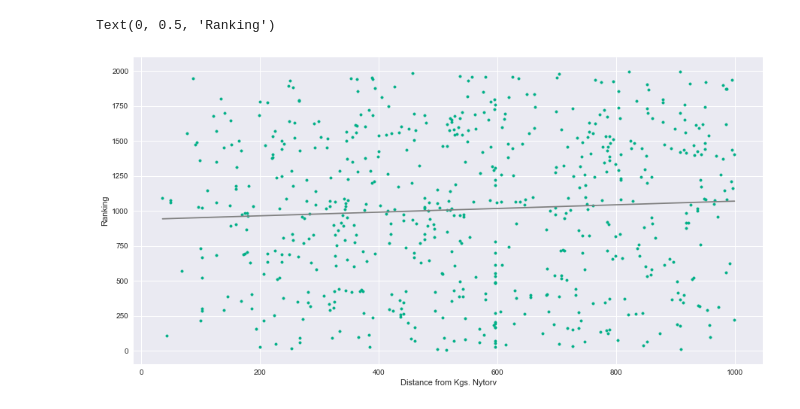
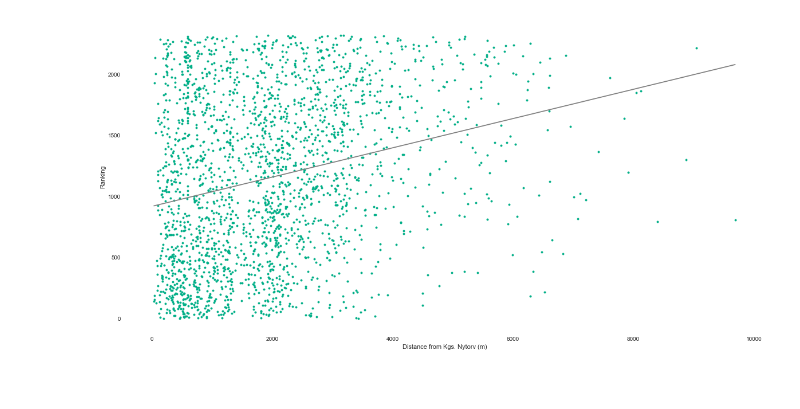
Before and after one commit to EMCK3N/SDS2019-grp20, a Jupyter notebook: Analysis.ipynb, the cells around one changed output. Cells and saved outputs as stored; diff of their text form; code cells hidden in the pictures; blank space fills up the shorter version.

```diff
--- a/Analysis.ipynb
+++ b/Analysis.ipynb
@@ -1,6 +9,5 @@
 # %%
-import pandas as pd
-data = pd.read_csv("Tripadvisordata_red.csv")
+data = pd.read_csv("Tripadvisordata_final.csv")
 
 data= data.round(2)
 
@@ -40,9 +112,9 @@ mod_df = data
 
 # Obs filter restaurants more than 15 km from Kgs. Nytorv
 #mod_df = mod_df.drop(mod_df[mod_df[] > 15000 ].index , inplace=True)
-mod_df = data[data["Distance from Kgs. Nytorv"]<1000]
+mod_df = data[data["Distance from Kgs. Nytorv (m)"]<10000] # 10 km from Kgs. Nytorv (m)
+price_df = price_df[price_df["Distance from Kgs. Nytorv (m)"]<10000] # 10 km from Kgs. Nytorv (m)
 
 
 #mod_df.describe()
 # OBS kør den forfra hvis du vil ændre i noget.
-mod_df
@@ -124,6 +185,0 @@ plt.savefig('barplot_type.jpeg')
-# %%
-%matplotlib inline
-plt.style.use('seaborn')
-mod_df.plot(x='Distance from Kgs. Nytorv', y='Full ranking', kind='scatter', color=green_color)
-plt.show()
-plt.savefig('dist_rankin_plot.jpeg')
@@ -235,18 +240,21 @@ reg_df
 # %%
-X = mod_df["Distance from Kgs. Nytorv"]
+X = mod_df["Distance from Kgs. Nytorv (m)"]
 y = mod_df["Full ranking"]
 
 import seaborn as sns
 fig, ax = plt.subplots()
 ax.scatter(X, y, marker='.', color = green_color)
-plt.gcf().set_size_inches((15, 7.5))
+plt.gcf().set_size_inches((20, 10))
 
 ax.plot(np.unique(X),
          np.poly1d(np.polyfit(X, y, 1))(np.unique(X)),
          color='grey')
 
-ax.set_xlabel('Distance from Kgs. Nytorv')
+ax.set_xlabel('Distance from Kgs. Nytorv (m)')
 ax.set_ylabel('Ranking')
+ax.set_facecolor('white')
+
+plt.savefig('scatter_fit1.jpeg')
+plt.show()
 # %% [output]
-Text(0, 0.5, 'Ranking')
-[figure, old version]
+[figure, new version]
```
Also changed, not shown: parts of 18 cells of this notebook, 9 other files.
